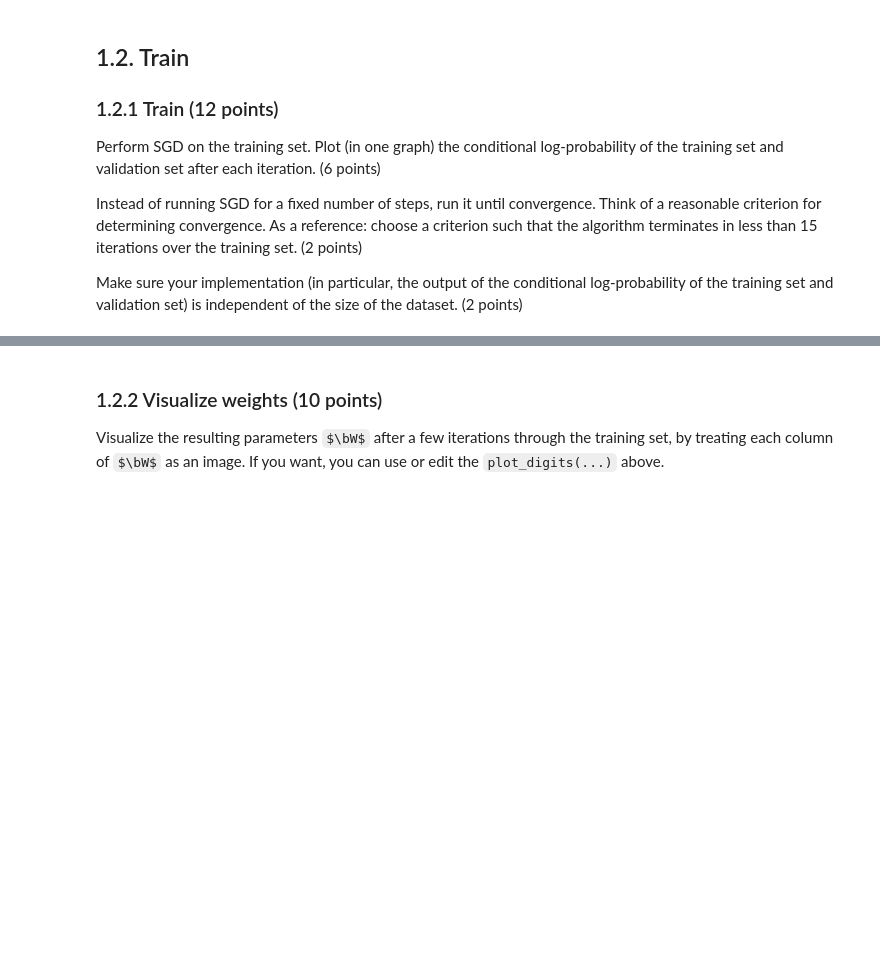
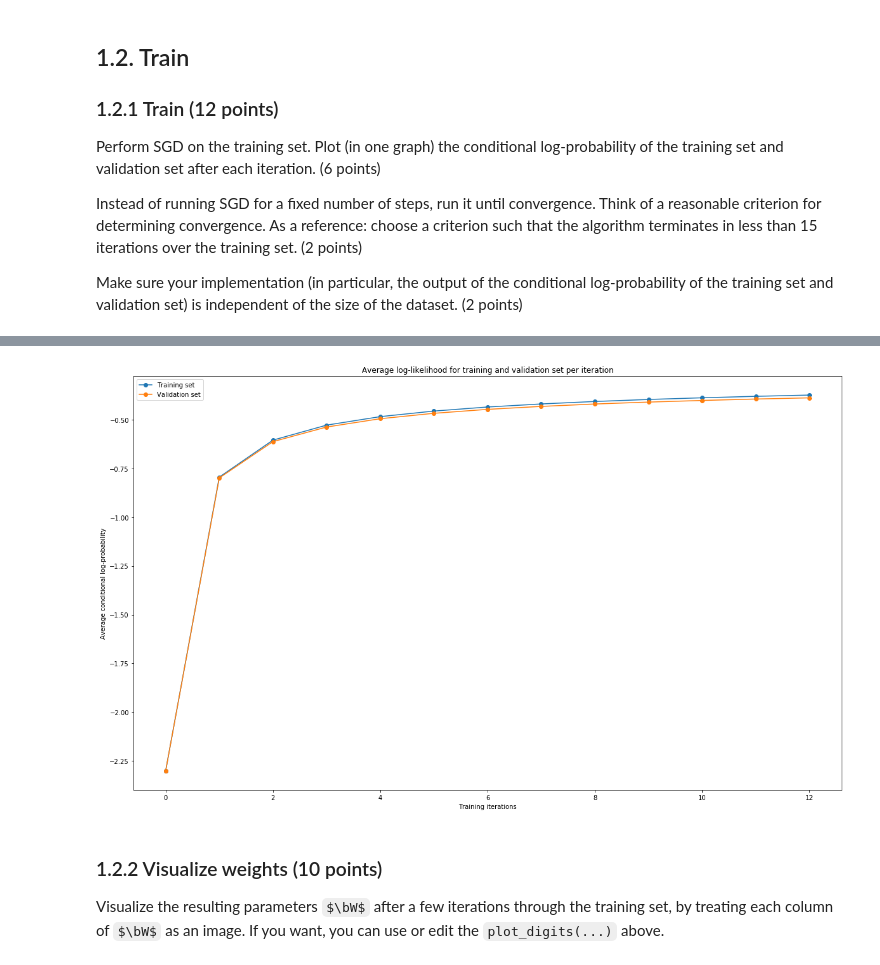
Before and after one commit to Kalsir/ml1_lab2, a Jupyter notebook: 11025352_11924462_lab2.ipynb, the cells around one changed output, grey strips where cells are left out. Drawn from its saved outputs; the diff is of its cells as text; code cells hidden in the pictures; some formulas as TeX source; blank space fills up the shorter version.

```diff
--- a/11025352_11924462_lab2.ipynb
+++ b/11025352_11924462_lab2.ipynb
@@ -500,3 +462,49 @@ w,b = test_sgd(x_train, t_train, x_valid, t_valid, w, b)
+# %%
+def test_sgd(x_train, t_train, x_valid, t_valid, w, b):
+    ftol = 0.0075
+    i = 0
+    fval_prev = -np.inf
+    fval = 0
+
+    train_vals = [np.mean([logreg_gradient(x_train[i:i+1], t_train[i], w, b)[0]
+                           for i in range(x_train.shape[0])])]
+    valid_vals = [np.mean([logreg_gradient(x_valid[i:i+1], t_valid[i], w, b)[0]
+                           for i in range(x_valid.shape[0])])]
+
+    # Iterate until convergence reached in log probability
+    while np.abs(fval - fval_prev) > ftol:
+        fval_prev = fval
+        # Update parameters using training set
+        __, w, b = sgd_iter(x_train, t_train, w, b)
+
+        # Evaluate average log-likelihoods
+        fval = np.mean([logreg_gradient(x_train[i:i+1], t_train[i], w, b)[0]
+                        for i in range(x_train.shape[0])])
+        fval_valid = np.mean([logreg_gradient(x_valid[i:i+1], t_valid[i], w, b)[0]
+                              for i in range(x_valid.shape[0])])
+
+        train_vals.append(fval)
+        valid_vals.append(fval_valid)
+
+        i += 1
+
+    plt.figure(figsize=(20, 12))
+    plt.plot(range(len(train_vals)), train_vals, marker='o', label='Training set')
+    plt.plot(range(len(valid_vals)), valid_vals, marker='o', label='Validation set')
+    plt.xlabel('Training iterations')
+    plt.ylabel('Average conditional log-probability')
+    plt.title("Average log-likelihood for training and validation set per iteration")
+    plt.legend()
+    plt.show()
+
+    return w, b
+
+np.random.seed(1243)
+w = np.zeros((28*28, 10))
+b = np.zeros(10)
+w,b = test_sgd(x_train, t_train, x_valid, t_valid, w, b)
+# %% [output]
+[figure, added]
 # %%
 # Hidden tests for efficiency
 # %% [markdown]
```
Also changed, not shown: parts of 31 cells of this notebook.
